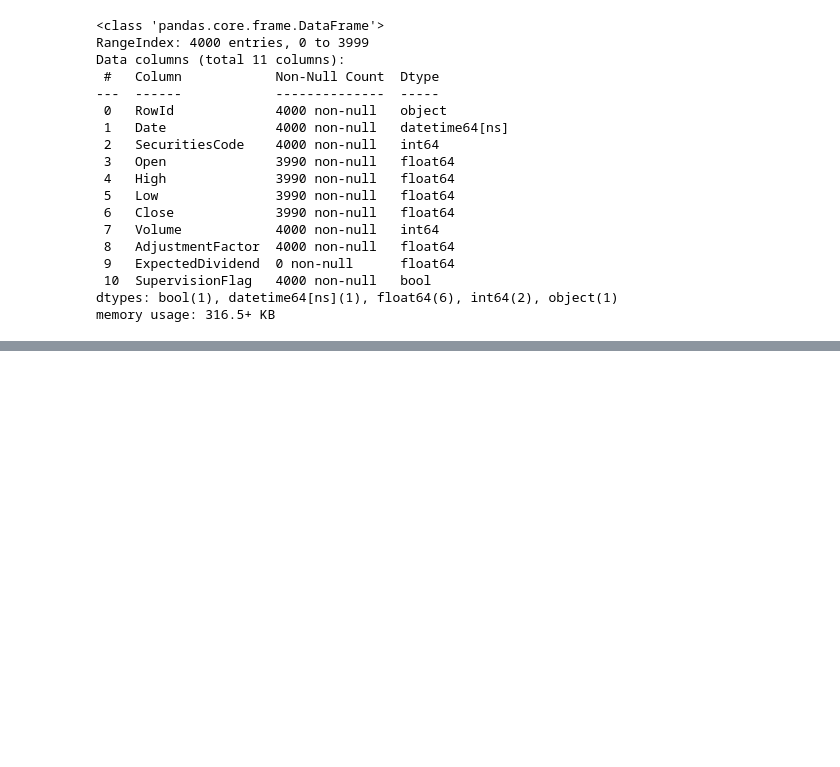
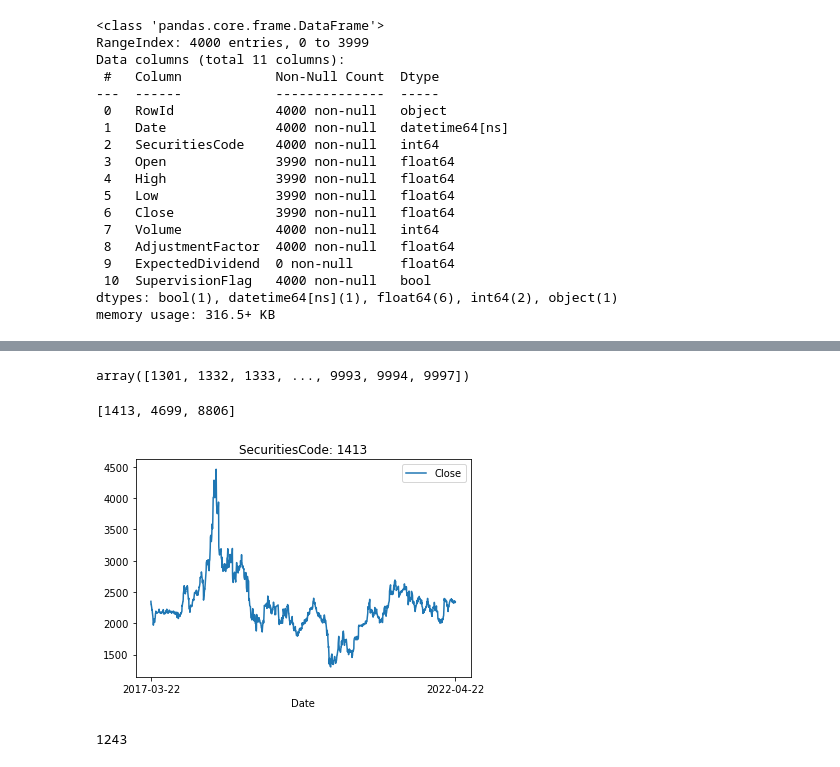
Before and after one commit to KienLe-git/JPX_stock_2022, a Jupyter notebook: working/0.1_EDA.ipynb, the cells around one changed output, grey strips where cells are left out. Saved outputs shown, nothing was run; the diff lists cells and outputs as text; code cells hidden in the pictures; blank space fills up the shorter version.

```diff
--- a/working/0.1_EDA.ipynb
+++ b/working/0.1_EDA.ipynb
@@ -22,7 +26,7 @@ nb_tests = nb
 # %%
-prices = pd.read_csv('../__input__/jpx-tokyo-stock-exchange-prediction/train_files/stock_prices.csv', parse_dates=True, nrows = nb_trains)
-sprices = pd.read_csv("../__input__/jpx-tokyo-stock-exchange-prediction/train_files/secondary_stock_prices.csv", parse_dates=True, nrows = nb_trains)
+prices = pd.read_csv('../__input__/jpx-tokyo-stock-exchange-prediction/train_files/stock_prices.csv', parse_dates=['Date'], nrows = nb_trains)
+sprices = pd.read_csv("../__input__/jpx-tokyo-stock-exchange-prediction/train_files/secondary_stock_prices.csv", parse_dates=['Date'], nrows = nb_trains)
 
-supplemental_prices = pd.read_csv("../__input__/jpx-tokyo-stock-exchange-prediction/supplemental_files/stock_prices.csv", parse_dates=True, nrows = nb_valids)
-supplemental_sprices = pd.read_csv("../__input__/jpx-tokyo-stock-exchange-prediction/supplemental_files/secondary_stock_prices.csv", parse_dates=True, nrows = nb_valids)
+supplemental_prices = pd.read_csv("../__input__/jpx-tokyo-stock-exchange-prediction/supplemental_files/stock_prices.csv", parse_dates=['Date'], nrows = nb_valids)
+supplemental_sprices = pd.read_csv("../__input__/jpx-tokyo-stock-exchange-prediction/supplemental_files/secondary_stock_prices.csv", parse_dates=['Date'], nrows = nb_valids)
 # %%
@@ -144,0 +364,4 @@ memory usage: 316.5+ KB
+# %%
+p_id
+# %% [output]
+array([1301, 1332, 1333, ..., 9993, 9994, 9997])
@@ -144,0 +371,12 @@ memory usage: 316.5+ KB
+# %%
+tmp_func(
+    list(p_id),
+    list(supplemental_prices[supplemental_prices['Date'] == '2022-05-27']['SecuritiesCode'].unique())
+)
+# %% [output]
+[1413, 4699, 8806]
+# %%
+render_col(pd.concat([prices, supplemental_prices]), 1413, ['Close'])
+# %% [output]
+[figure, added]
+1243
```
Also changed, not shown: parts of 32 cells of this notebook, 12 other files.
